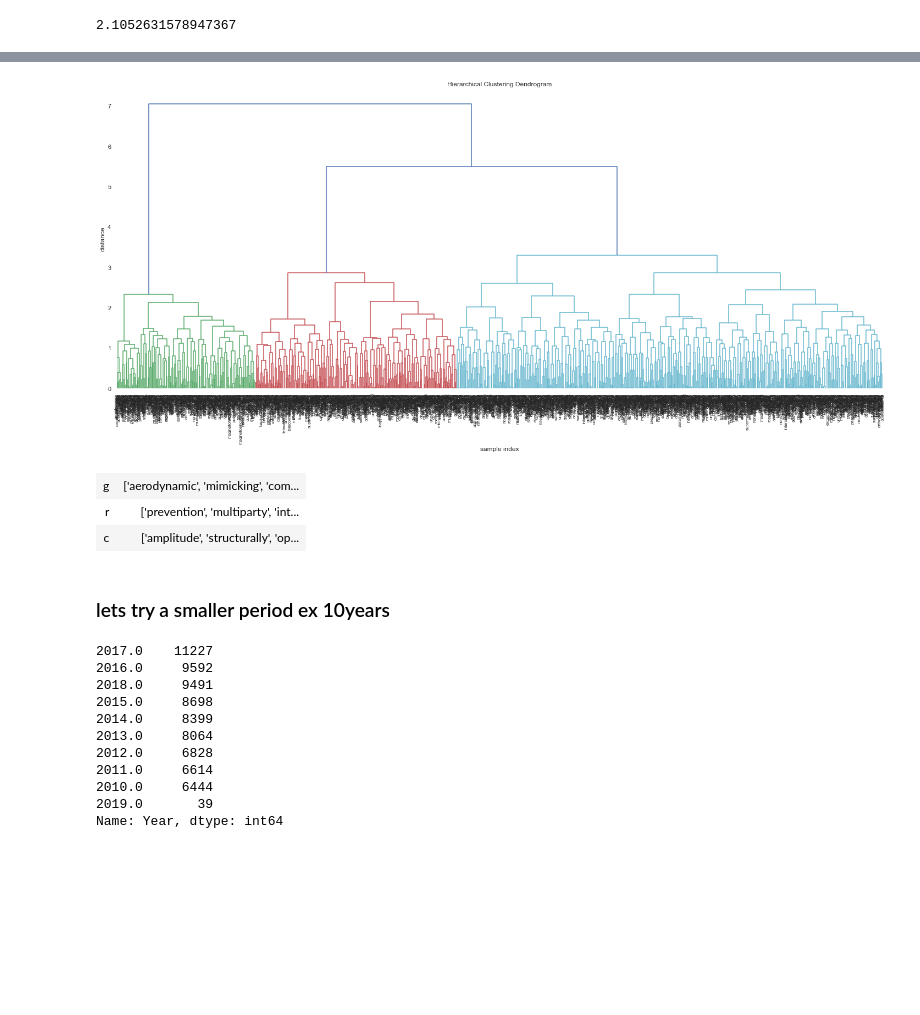
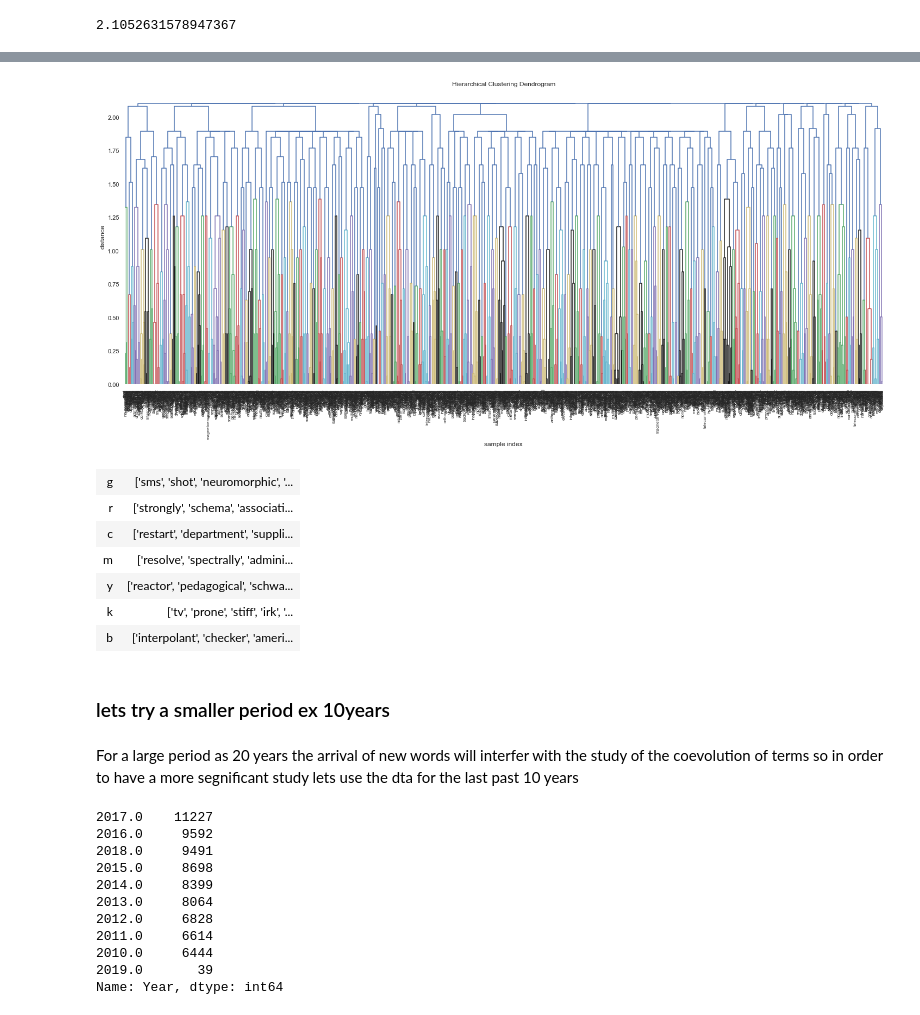
Before and after one commit to abdoudelson/Co-evolution-of-terms-on-DBLP-, a Jupyter notebook: coevolution.ipynb, the cells around one changed output, grey strips where cells are left out. Cells and saved outputs as stored; diff of their text form; code cells hidden in the pictures; blank space fills up the shorter version.

Commit message:
last commit

```diff
--- a/coevolution.ipynb
+++ b/coevolution.ipynb
@@ -85,7 +109,7 @@ def get_vocabulary(vect,p=20):
                 vocabulary.update(w)
     import _pickle as pickle
 
-    with open('vocabulary.txt', 'wb') as file:
+    with open('vocabulary.txt'+str(p), 'wb') as file:
          file.write(pickle.dumps(vocabulary)) # use `pickle.loads` to do the reverse
     return vocabulary
 # %%
@@ -243,7 +301,7 @@ get_cluster_classes(B)
 # %%
 vect2 = TfidfVectorizer(tokenizer = MyTokenizer(),max_features=1000)
-vocabulary2 = get_vocabulary(vect2)
-#vocabulary2 = pickle.load( open( "vocabulary2.txt", "rb" ) )
+#vocabulary2 = get_vocabulary(vect2)
+vocabulary2 = pickle.load( open( "vocabulary2.txt", "rb" ) )
 len(vocabulary2)
 # %% [output]
 year : 2019
@@ -294,23 +357,27 @@ ax = sns.heatmap(coev2)
 # %%
-dissimilarity2 = max_sim - np.abs(coo_evolution2.todense())
-hierarchy2 = linkage(squareform(dissimilarity2), method='ward')
+
+hierarchy2 = linkage(squareform(dissimilarity2), method='complete')
 labels2 = fcluster(hierarchy2, 0.2, criterion='distance')
 
 plt.figure(figsize=(25, 10))
 plt.title('Hierarchical Clustering Dendrogram')
 plt.xlabel('sample index')
 plt.ylabel('distance')
 A = dendrogram(
     hierarchy2,
     p=10,
     labels=np.array(list(vocabulary.keys())),
     leaf_rotation=90.,  # rotates the x axis labels
     leaf_font_size=8.,  # font size for the x axis labels
 )
 plt.show()
 get_cluster_classes(A)
 # %% [output]
-[figure, old version]
+[figure, new version]
-| g | ['aerodynamic', 'mimicking', 'com... |
-| r | ['prevention', 'multiparty', 'int... |
-| c | ['amplitude', 'structurally', 'op... |
+| g | ['sms', 'shot', 'neuromorphic', '... |
+| r | ['strongly', 'schema', 'associati... |
+| c | ['restart', 'department', 'suppli... |
+| m | ['resolve', 'spectrally', 'admini... |
+| y | ['reactor', 'pedagogical', 'schwa... |
+| k | ['tv', 'prone', 'stiff', 'irk', '... |
+| b | ['interpolant', 'checker', 'ameri... |
@@ -320,5 +384,7 @@ plt.spy(similarities)
 # %% [markdown]
   ### lets try a smaller period ex 10years
+# %% [markdown]
+For a large period as 20 years the arrival of new words will interfer with the study of the coevolution of terms so in order to have a more segnificant study lets use the dta for the last past 10 years
 # %%
 df2 = df[["Title","Year"]][df['Year']>2009]
 df2['Year'].value_counts()
```
Also changed, not shown: parts of 28 cells of this notebook.
